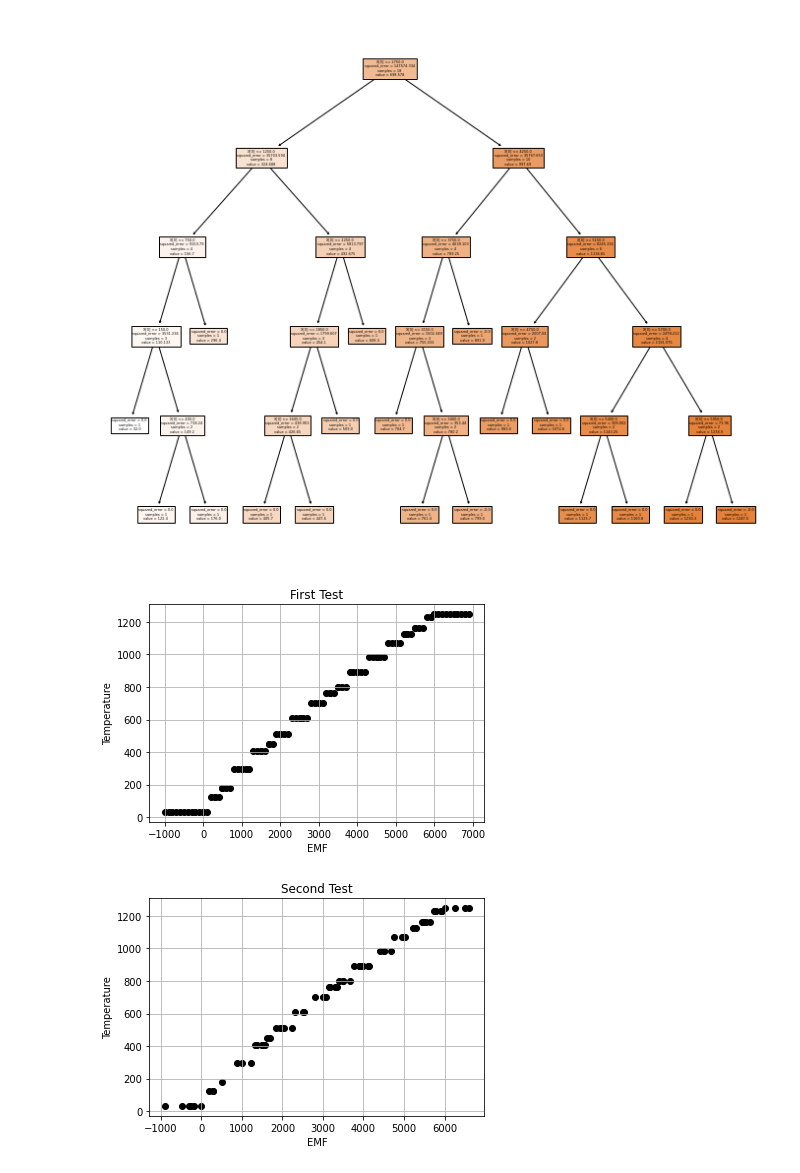
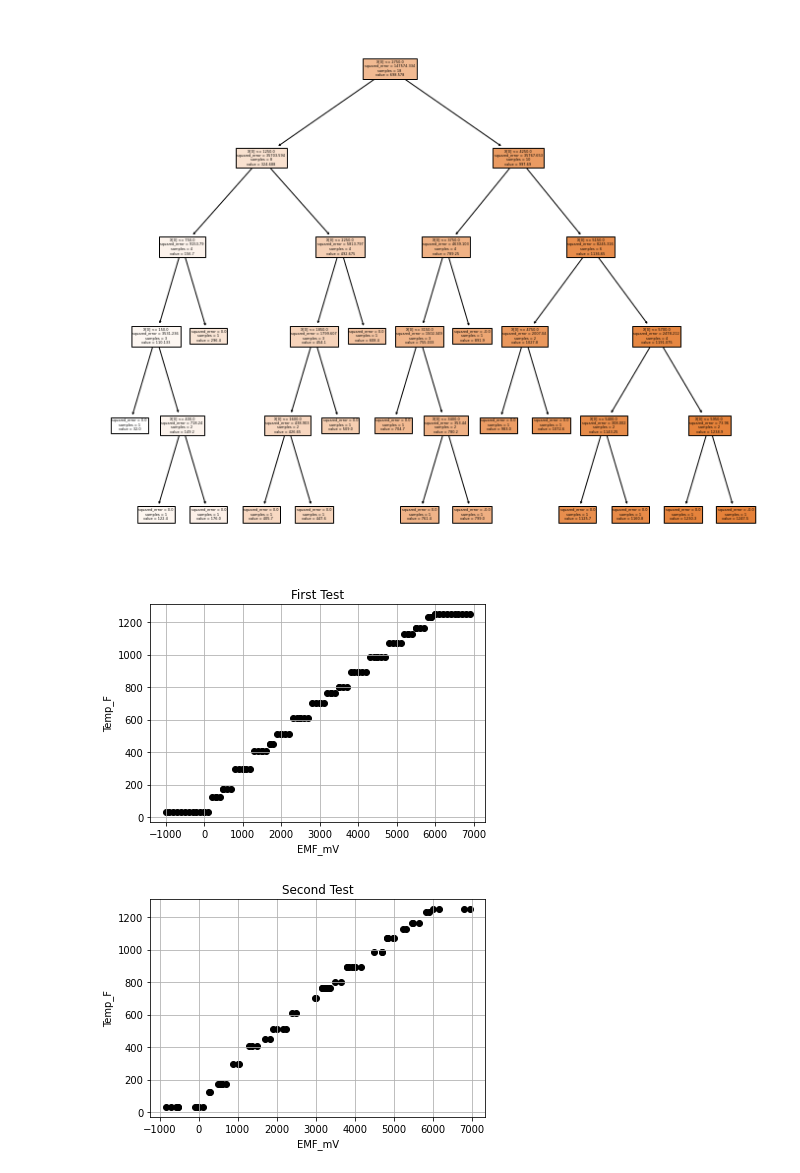
Before and after one commit to nedlecky/CSC485B, a Jupyter notebook: CSC485_111_ThermocoupleDecisionTree.ipynb, the cells around one changed output. Drawn from its saved outputs; the diff is of its cells as text; code cells hidden in the pictures.

Commit message:
Just before class!

```diff
--- a/CSC485_111_ThermocoupleDecisionTree.ipynb
+++ b/CSC485_111_ThermocoupleDecisionTree.ipynb
@@ -178,29 +179,27 @@ max         0.0
 # %%
 # Looks terrific, right?
 
-# But what is it going to do on full-scale data??
-
-# And we could make a test dataset and it would (of course) work just fine
+# But what is it going to do on full-range data??
 def test_inputs(X_test, title='Test Data'):
   Y_pred = regr.predict(X_test)
 
   # Plot original and predicted
   plt.scatter(X, Y, color="black")
   plt.scatter(X_test, Y_pred, color="black")
   #plt.plot(X_test, Y_pred, color="blue", linewidth=3)
   plt.title(title)
-  plt.xlabel('EMF')
-  plt.ylabel('Temperature')
+  plt.xlabel('EMF_mV')
+  plt.ylabel('Temp_F')
   plt.grid()
   plt.show()
 
 # Regular test data
 X_test = np.arange(-1000,7000,100)
 test_inputs(X_test.reshape(-1,1), 'First Test')
 
 # Some random test data
 X_test = np.random.rand(50)*8000-1000
 test_inputs(X_test.reshape(-1,1), 'Second Test')
 # %% [output]
-[figure, old version]
+[figure, new version]
-[figure, old version]
+[figure, new version]
```
Also changed, not shown: parts of 2 cells of this notebook.
